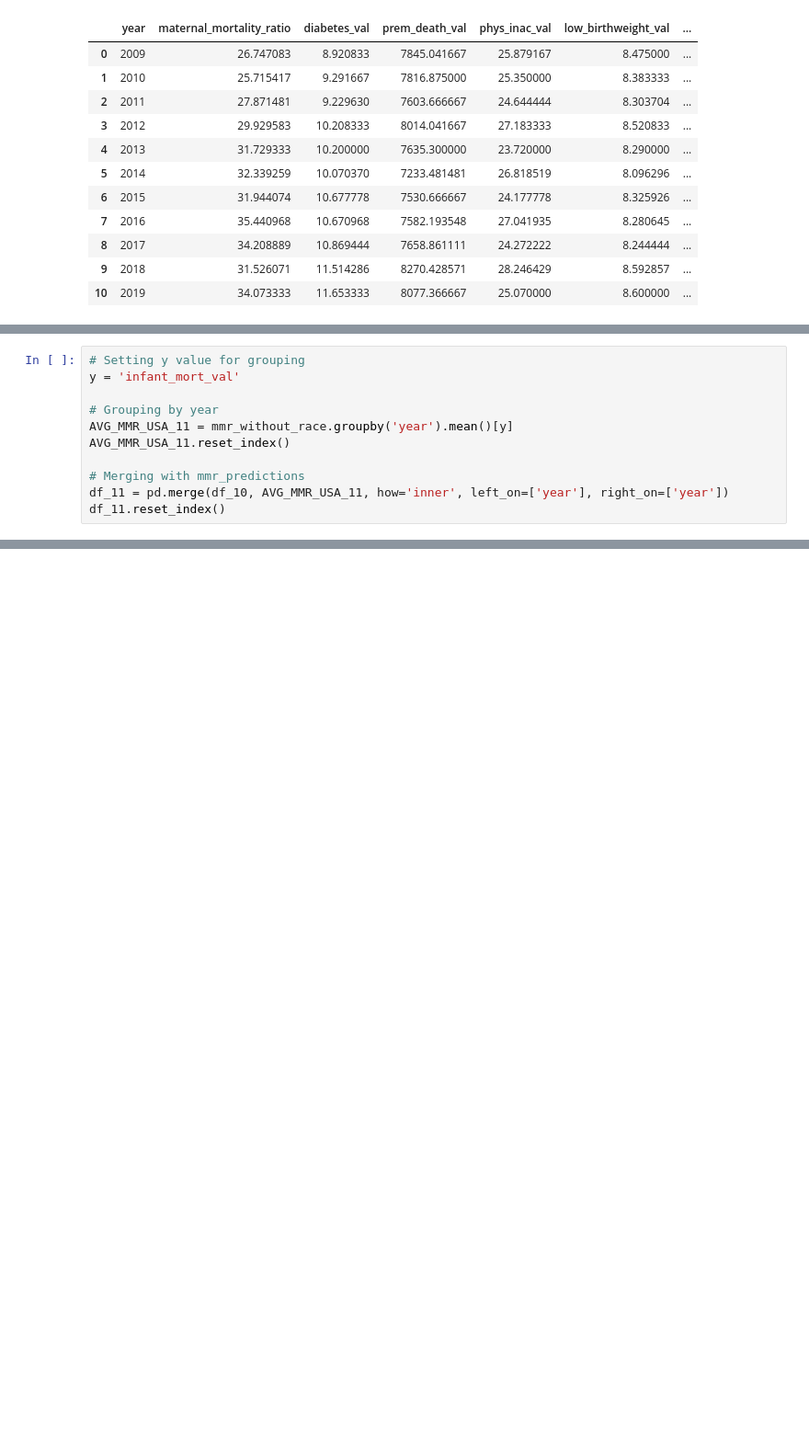
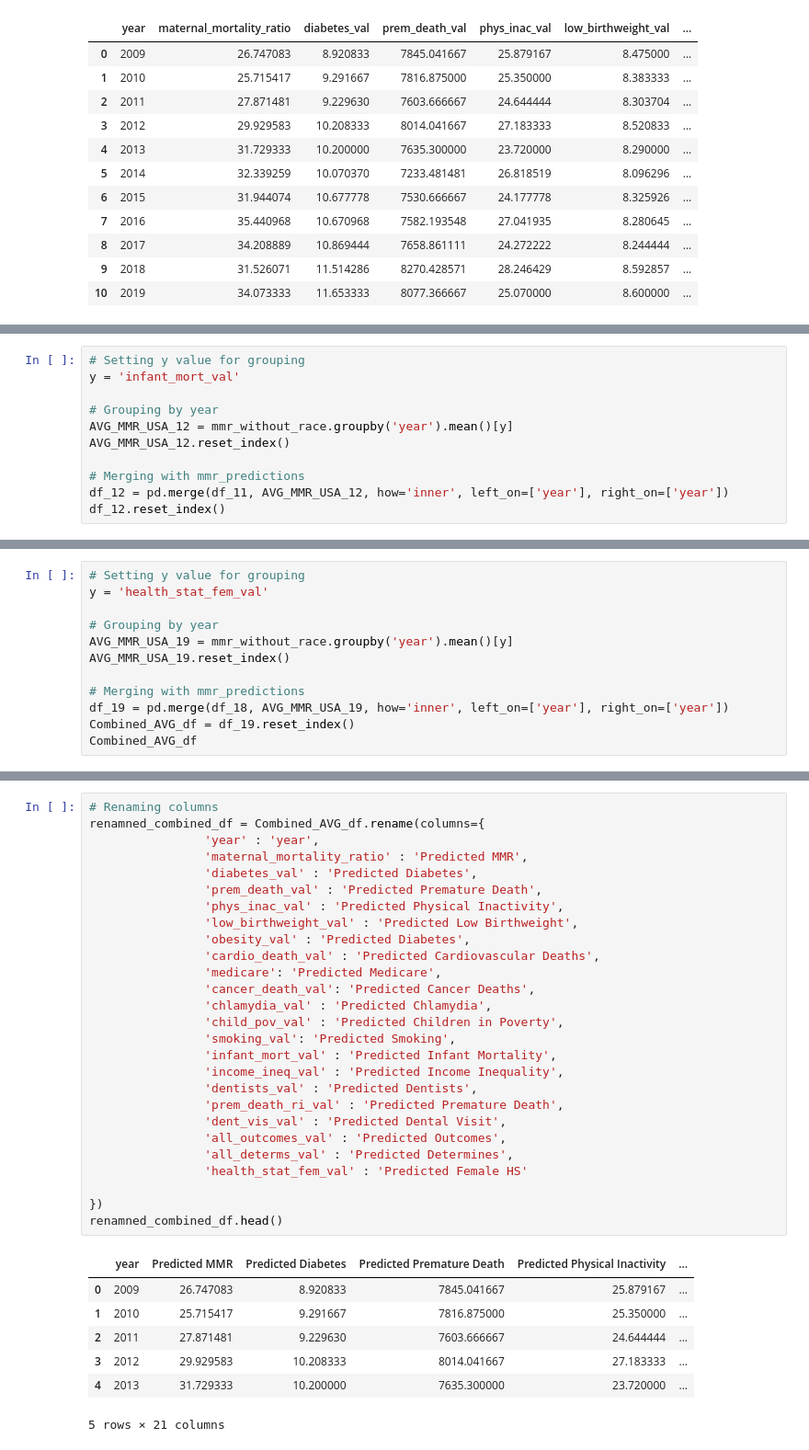
Before and after one commit to abpuccini/maternal-mortality-project, a Jupyter notebook: machine_learning/model_testing/Linear_Regression_Non_Race_Forcast_Chahnaz.ipynb, the cells around one changed output, grey strips where cells are left out. Shown at 92% size. Cells and saved outputs as stored; diff of their text form; blank space fills up the shorter version.

```diff
--- a/machine_learning/model_testing/Linear_Regression_Non_Race_Forcast_Chahnaz.ipynb
+++ b/machine_learning/model_testing/Linear_Regression_Non_Race_Forcast_Chahnaz.ipynb
@@ -335,9 +335,9 @@ df_11.reset_index()
 y = 'infant_mort_val'
 
 # Grouping by year
-AVG_MMR_USA_11 = mmr_without_race.groupby('year').mean()[y]
-AVG_MMR_USA_11.reset_index()
+AVG_MMR_USA_12 = mmr_without_race.groupby('year').mean()[y]
+AVG_MMR_USA_12.reset_index()
 
 # Merging with mmr_predictions
-df_11 = pd.merge(df_10, AVG_MMR_USA_11, how='inner', left_on=['year'], right_on=['year'])
-df_11.reset_index()
+df_12 = pd.merge(df_11, AVG_MMR_USA_12, how='inner', left_on=['year'], right_on=['year'])
+df_12.reset_index()
@@ -343,0 +501,12 @@ df_11.reset_index()
+# %%
+# Setting y value for grouping
+y = 'health_stat_fem_val'
+
+# Grouping by year
+AVG_MMR_USA_19 = mmr_without_race.groupby('year').mean()[y]
+AVG_MMR_USA_19.reset_index()
+
+# Merging with mmr_predictions
+df_19 = pd.merge(df_18, AVG_MMR_USA_19, how='inner', left_on=['year'], right_on=['year'])
+Combined_AVG_df = df_19.reset_index()
+Combined_AVG_df
@@ -343,0 +547,35 @@ df_11.reset_index()
+# %%
+# Renaming columns
+renamned_combined_df = Combined_AVG_df.rename(columns={
+                'year' : 'year',
+                'maternal_mortality_ratio' : 'Predicted MMR',
+                'diabetes_val' : 'Predicted Diabetes',
+                'prem_death_val' : 'Predicted Premature Death',
+                'phys_inac_val' : 'Predicted Physical Inactivity',
+                'low_birthweight_val' : 'Predicted Low Birthweight',
+                'obesity_val' : 'Predicted Diabetes',
+                'cardio_death_val' : 'Predicted Cardiovascular Deaths',
+                'medicare': 'Predicted Medicare',
+                'cancer_death_val': 'Predicted Cancer Deaths',
+                'chlamydia_val' : 'Predicted Chlamydia',
+                'child_pov_val' : 'Predicted Children in Poverty',
+                'smoking_val': 'Predicted Smoking',
+                'infant_mort_val' : 'Predicted Infant Mortality',
+                'income_ineq_val' : 'Predicted Income Inequality',
+                'dentists_val' : 'Predicted Dentists',
+                'prem_death_ri_val' : 'Predicted Premature Death',
+                'dent_vis_val' : 'Predicted Dental Visit',
+                'all_outcomes_val' : 'Predicted Outcomes',
+                'all_determs_val' : 'Predicted Determines',
+                'health_stat_fem_val' : 'Predicted Female HS'
+
+})
+renamned_combined_df.head()
+# %% [output]
+|  | year | Predicted MMR | Predicted Diabetes | Predicted Premature Death | Predicted Physical Inactivity | ... |
+| 0 | 2009 | 26.747083 | 8.920833 | 7845.041667 | 25.879167 | ... |
+| 1 | 2010 | 25.715417 | 9.291667 | 7816.875000 | 25.350000 | ... |
+| 2 | 2011 | 27.871481 | 9.229630 | 7603.666667 | 24.644444 | ... |
+| 3 | 2012 | 29.929583 | 10.208333 | 8014.041667 | 27.183333 | ... |
+| 4 | 2013 | 31.729333 | 10.200000 | 7635.300000 | 23.720000 | ... |
+5 rows × 21 columns
```
Also changed, not shown: parts of 11 cells of this notebook.
